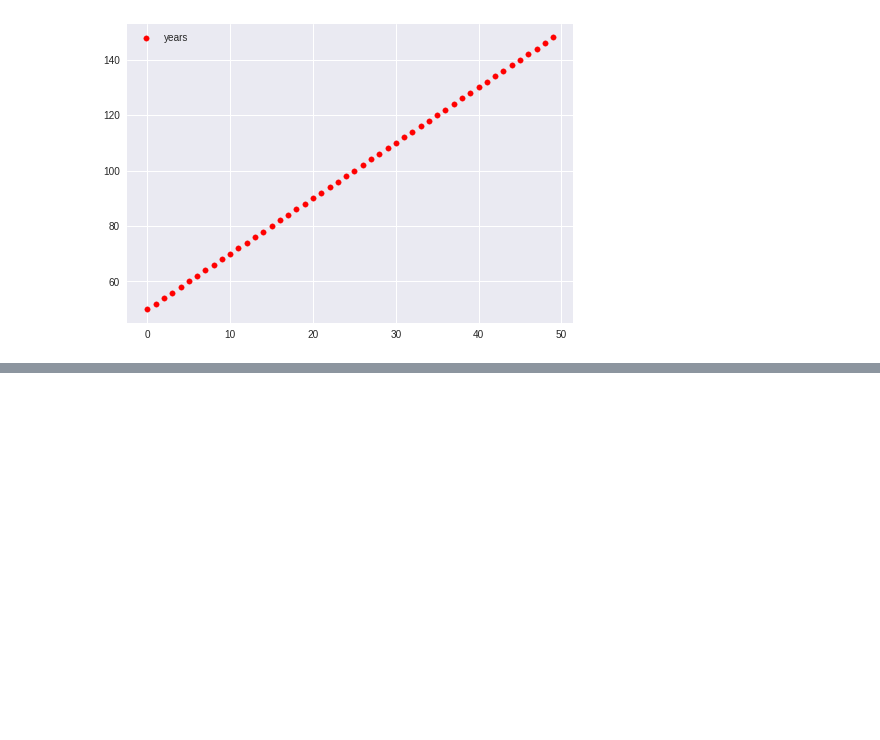
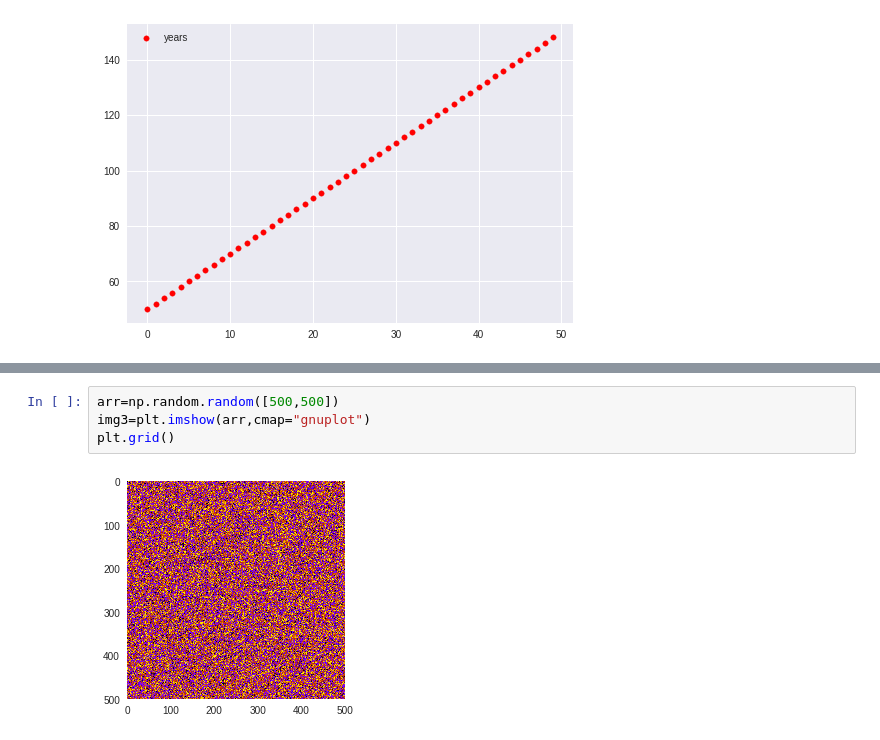
Before and after one commit to Said113/colabgoogle, a Jupyter notebook: test1.ipynb, the cells around one changed output, grey strips where cells are left out. Saved outputs shown, nothing was run; the diff lists cells and outputs as text; blank space fills up the shorter version.

Commit message:
full image (500,500)

```diff
--- a/test1.ipynb
+++ b/test1.ipynb
@@ -43,3 +43,9 @@ plt.grid()
 # %% [output]
 [figure]
 [figure]
+# %%
+arr=np.random.random([500,500])
+img3=plt.imshow(arr,cmap="gnuplot")
+plt.grid()
+# %% [output]
+[figure, added]
```
Also changed, not shown: parts of 1 cell of this notebook.
